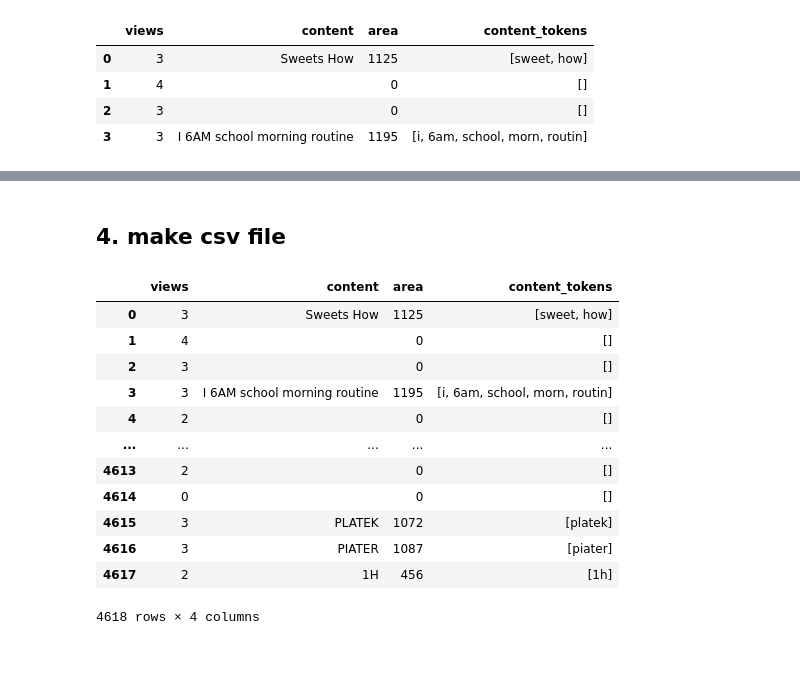
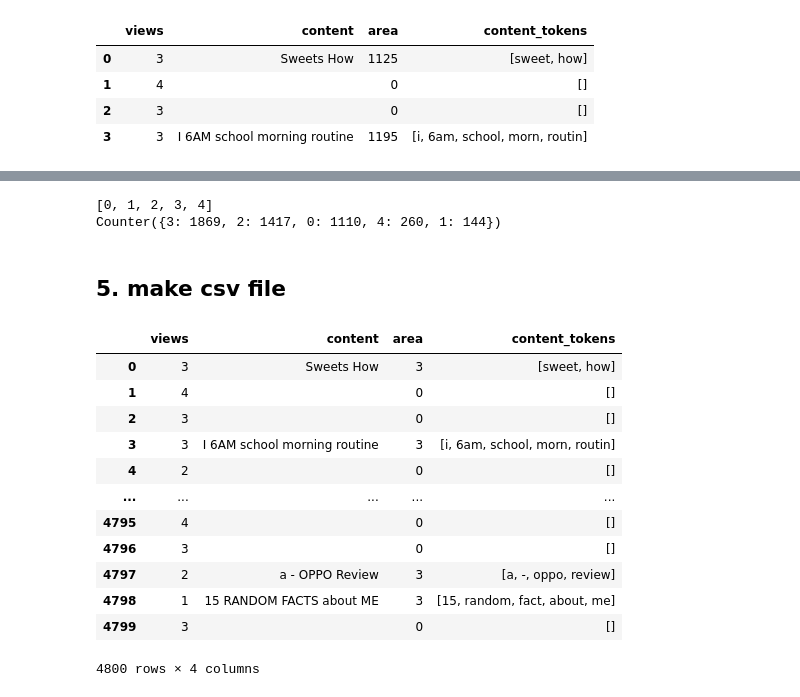
Before and after one commit to Hits-hike/youtube-views-prediction-model, a Jupyter notebook: thumbnail/text_rekognition/preprocess_english_thumbnailtext.ipynb, the cells around one changed output, grey strips where cells are left out. Cells and saved outputs as stored; diff of their text form; code cells hidden in the pictures; blank space fills up the shorter version.

Commit message:
Add area feature

```diff
--- a/thumbnail/text_rekognition/preprocess_english_thumbnailtext.ipynb
+++ b/thumbnail/text_rekognition/preprocess_english_thumbnailtext.ipynb
@@ -36,17 +38,12 @@ data_cat['views'].max()
 import math # 구간 나눠주기 -> multiclass classification
 
 for index, view in enumerate(data_cat['views']):
-  # if view >= 50000:  data_cat['views'][index] =  50000
-  if view >=10000:  data_cat['views'][index] =  5
-  # elif view >=5000:  data_cat['views'][index] =  5000
-  elif view >=1000:  data_cat['views'][index] =  4
-  # elif view >=500:  data_cat['views'][index] =  500
-  elif view >=100:  data_cat['views'][index] = 3
-  # elif view >=50: data_cat['views'][index] =  50
-  elif view >=10: data_cat['views'][index] = 2
-  # elif view >=5: data_cat['views'][index] = 5
-  # elif view >5: data_cat['views'][index] = math.floor(data_cat['views'][index]/5) * 5
-  elif view > 0: data_cat['views'][index] = 1
+    if view >=10000:  data_cat['views'][index] =  5
+    elif view >=1000:  data_cat['views'][index] =  4
+    elif view >=100:  data_cat['views'][index] = 3
+    elif view >=10: data_cat['views'][index] = 2
+    elif view > 0: data_cat['views'][index] = 1
+    else:data_cat['views'][index] = 0
 # %% [output]
 A value is trying to be set on a copy of a slice from a DataFrame
 
@@ -165,19 +195,29 @@ data_cat[:4]
+# %%
+from collections import Counter
+
+label = Counter(data_cat['area']).keys()
+label = sorted(label)
+print(label)
+print(Counter(data_cat['area']))
+# %% [output]
+[0, 1, 2, 3, 4]
+Counter({3: 1869, 2: 1417, 0: 1110, 4: 260, 1: 144})
 # %% [markdown]
-## 4. make csv file
+## 5. make csv file
 # %%
-data_cat.to_csv("../../data/english_humbnailtext_preprocessed.csv", header=True, index=False)
+data_cat.to_csv("../../data/english_thumbnailtext_preprocessed.csv", header=True, index=False)
 data_cat
 # %% [output]
 |  | views | content | area | content_tokens |
-| 0 | 3 | Sweets How | 1125 | [sweet, how] |
+| 0 | 3 | Sweets How | 3 | [sweet, how] |
 | 1 | 4 |  | 0 | [] |
 | 2 | 3 |  | 0 | [] |
-| 3 | 3 | I 6AM school morning routine | 1195 | [i, 6am, school, morn, routin] |
+| 3 | 3 | I 6AM school morning routine | 3 | [i, 6am, school, morn, routin] |
 | 4 | 2 |  | 0 | [] |
 | ... | ... | ... | ... | ... |
-| 4613 | 2 |  | 0 | [] |
-| 4614 | 0 |  | 0 | [] |
-| 4615 | 3 | PLATEK | 1072 | [platek] |
-| 4616 | 3 | PIATER | 1087 | [piater] |
-| 4617 | 2 | 1H | 456 | [1h] |
+| 4795 | 4 |  | 0 | [] |
+| 4796 | 3 |  | 0 | [] |
+| 4797 | 2 | a - OPPO Review | 3 | [a, -, oppo, review] |
+| 4798 | 1 | 15 RANDOM FACTS about ME | 3 | [15, random, fact, about, me] |
+| 4799 | 3 |  | 0 | [] |
-4618 rows × 4 columns
+4800 rows × 4 columns
```
Also changed, not shown: parts of 6 cells of this notebook, 4 other files.
